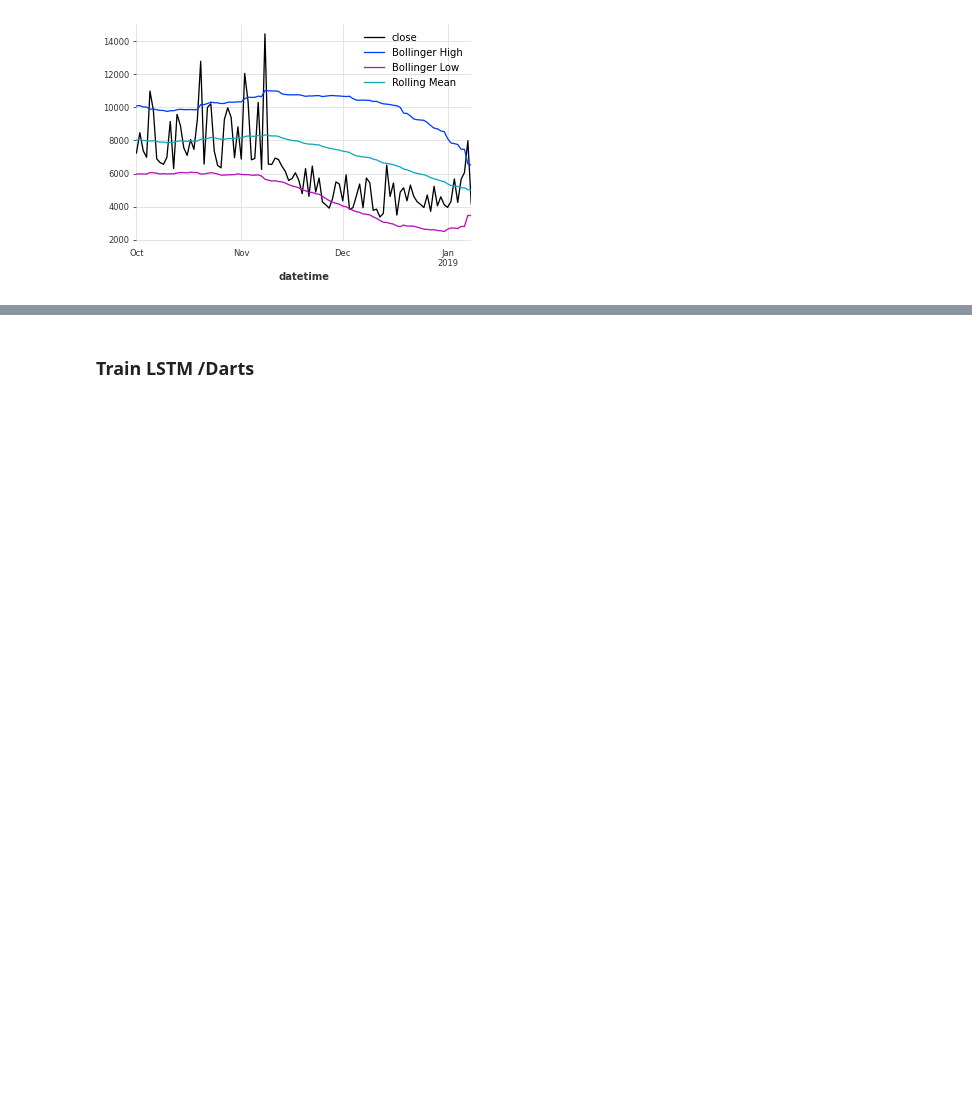
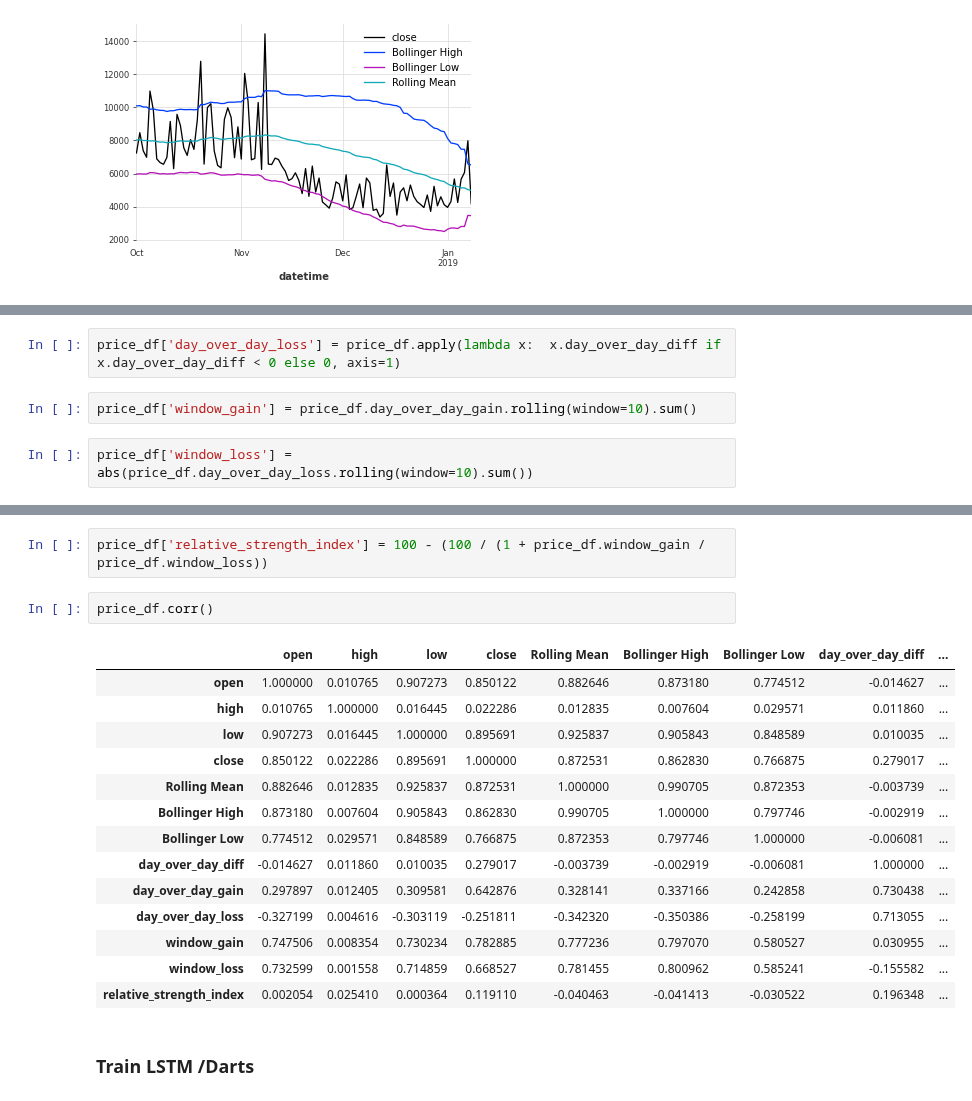
Before and after one commit to jonhilgart22/go-trader, a Jupyter notebook: notebooks/testing_bollinger_bands_and_ts_models.ipynb, the cells around one changed output, grey strips where cells are left out. Cells and saved outputs as stored; diff of their text form; blank space fills up the shorter version.

```diff
--- a/notebooks/testing_bollinger_bands_and_ts_models.ipynb
+++ b/notebooks/testing_bollinger_bands_and_ts_models.ipynb
@@ -184,0 +191,6 @@ price_df[price_df.index >= '2018-10-01'][['close','Bollinger High','Bollinger Lo
+# %%
+price_df['day_over_day_loss'] = price_df.apply(lambda x:  x.day_over_day_diff if x.day_over_day_diff < 0 else 0, axis=1)
+# %%
+price_df['window_gain'] = price_df.day_over_day_gain.rolling(window=10).sum()
+# %%
+price_df['window_loss'] = abs(price_df.day_over_day_loss.rolling(window=10).sum())
@@ -185,3 +212,22 @@ price_df[price_df.index >= '2018-10-01'][['close','Bollinger High','Bollinger Lo
+# %%
+price_df['relative_strength_index'] = 100 - (100 / (1 + price_df.window_gain / price_df.window_loss))
+# %%
+price_df.corr()
+# %% [output]
+|  | open | high | low | close | Rolling Mean | Bollinger High | Bollinger Low | day_over_day_diff | ... |
+| open | 1.000000 | 0.010765 | 0.907273 | 0.850122 | 0.882646 | 0.873180 | 0.774512 | -0.014627 | ... |
+| high | 0.010765 | 1.000000 | 0.016445 | 0.022286 | 0.012835 | 0.007604 | 0.029571 | 0.011860 | ... |
+| low | 0.907273 | 0.016445 | 1.000000 | 0.895691 | 0.925837 | 0.905843 | 0.848589 | 0.010035 | ... |
+| close | 0.850122 | 0.022286 | 0.895691 | 1.000000 | 0.872531 | 0.862830 | 0.766875 | 0.279017 | ... |
+| Rolling Mean | 0.882646 | 0.012835 | 0.925837 | 0.872531 | 1.000000 | 0.990705 | 0.872353 | -0.003739 | ... |
+| Bollinger High | 0.873180 | 0.007604 | 0.905843 | 0.862830 | 0.990705 | 1.000000 | 0.797746 | -0.002919 | ... |
+| Bollinger Low | 0.774512 | 0.029571 | 0.848589 | 0.766875 | 0.872353 | 0.797746 | 1.000000 | -0.006081 | ... |
+| day_over_day_diff | -0.014627 | 0.011860 | 0.010035 | 0.279017 | -0.003739 | -0.002919 | -0.006081 | 1.000000 | ... |
+| day_over_day_gain | 0.297897 | 0.012405 | 0.309581 | 0.642876 | 0.328141 | 0.337166 | 0.242858 | 0.730438 | ... |
+| day_over_day_loss | -0.327199 | 0.004616 | -0.303119 | -0.251811 | -0.342320 | -0.350386 | -0.258199 | 0.713055 | ... |
+| window_gain | 0.747506 | 0.008354 | 0.730234 | 0.782885 | 0.777236 | 0.797070 | 0.580527 | 0.030955 | ... |
+| window_loss | 0.732599 | 0.001558 | 0.714859 | 0.668527 | 0.781455 | 0.800962 | 0.585241 | -0.155582 | ... |
+| relative_strength_index | 0.002054 | 0.025410 | 0.000364 | 0.119110 | -0.040463 | -0.041413 | -0.030522 | 0.196348 | ... |
 # %% [markdown]
 ### Train LSTM  /Darts
 # %%
```
Also changed, not shown: parts of 5 cells of this notebook, 3 other files.
